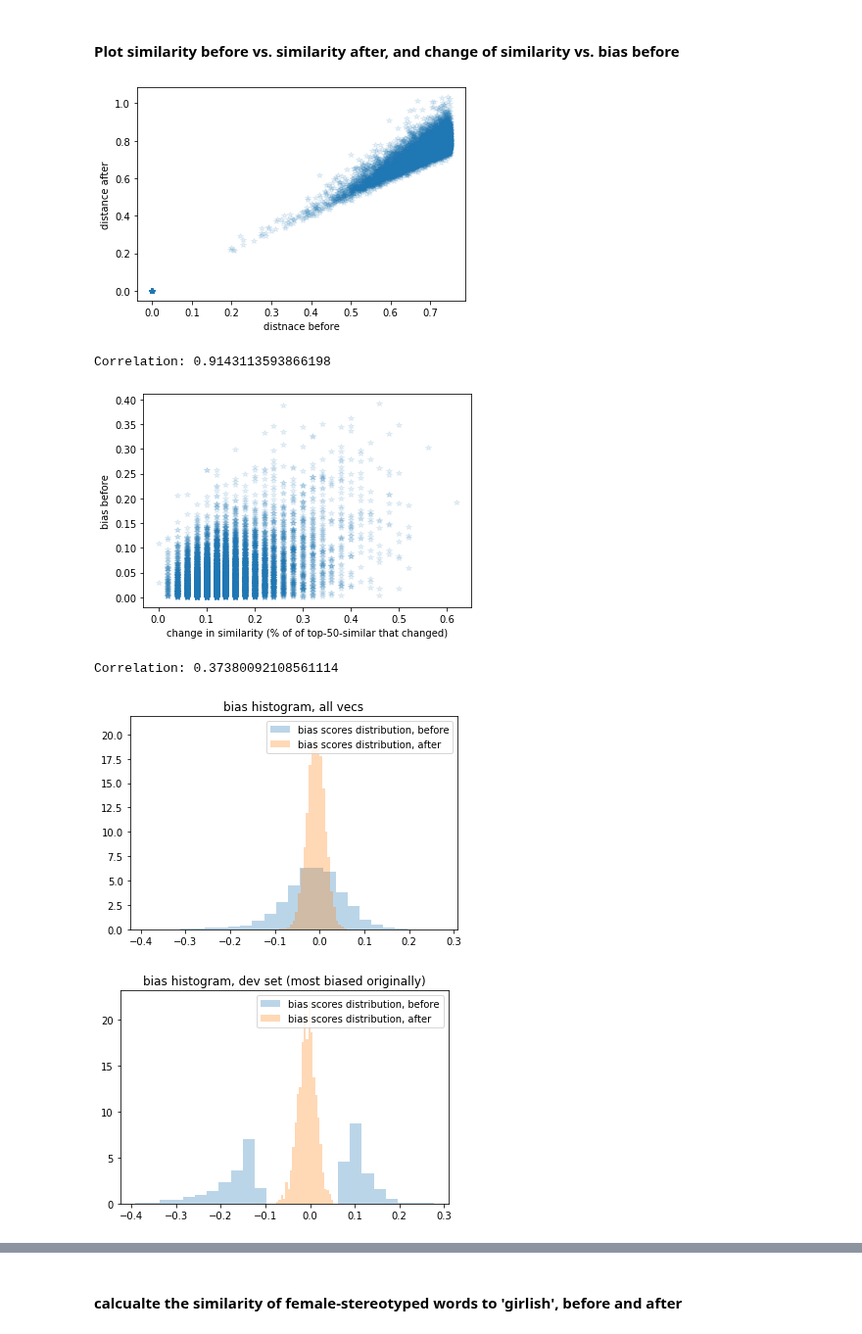
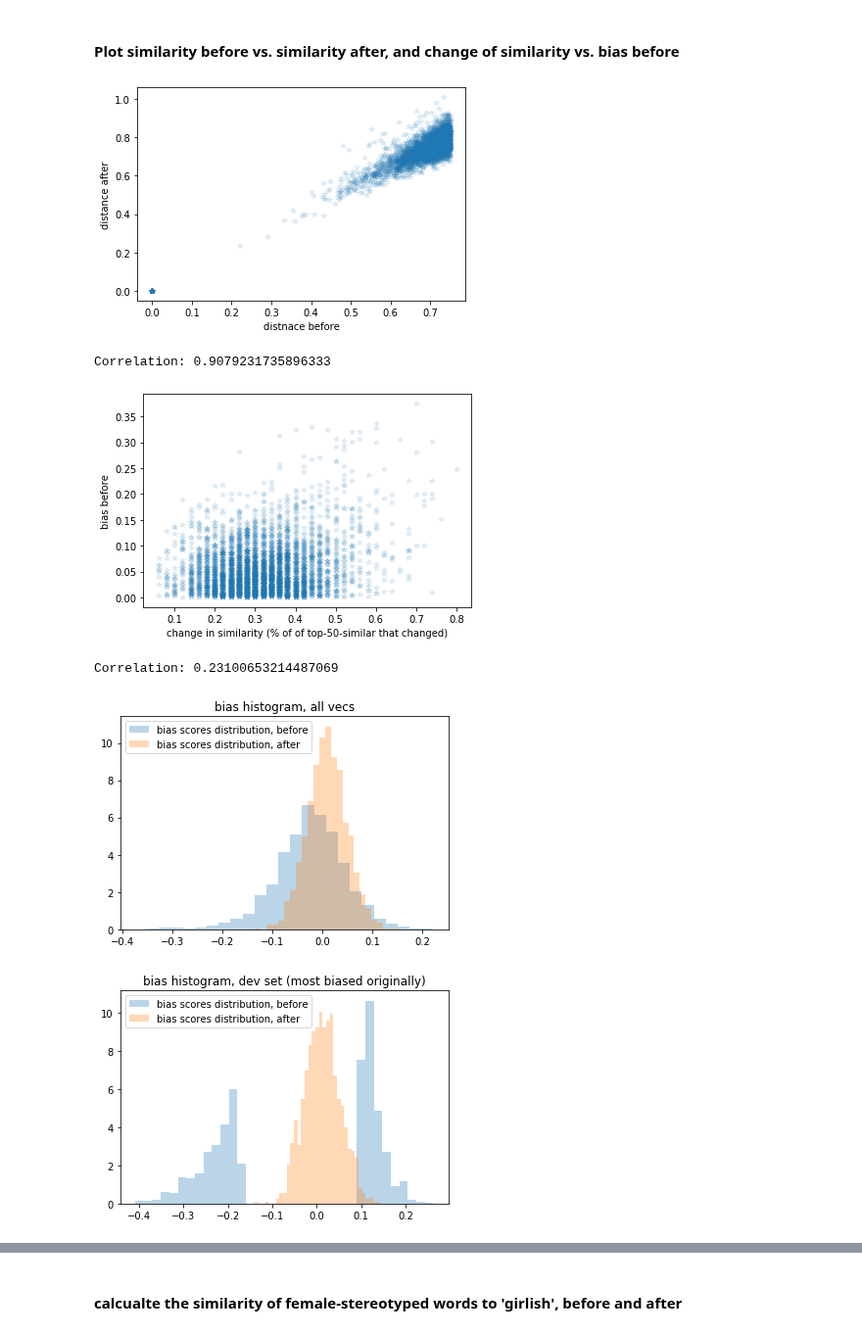
Before and after one commit to shauli-ravfogel/nullspace_projection, a Jupyter notebook: notebooks/word2vec_debiasing.ipynb, the cells around one changed output, grey strips where cells are left out. Shown at 98% size. Drawn from its saved outputs; the diff is of its cells as text; code cells hidden in the pictures.

Commit message:
word association, siamese

```diff
--- a/notebooks/word2vec_debiasing.ipynb
+++ b/notebooks/word2vec_debiasing.ipynb
@@ -107,8 +159,10 @@ print(fem_words[:25])
 ### Perform train-dev-test split
 # %%
 X = np.concatenate((masc_vecs, fem_vecs), axis = 0)
-y_masc = np.zeros(masc_vecs.shape[0], dtype = int)
-y_fem = np.ones(fem_vecs.shape[0], dtype = int)
+y_masc = np.ones(masc_vecs.shape[0], dtype = int)
+y_fem = -np.ones(fem_vecs.shape[0], dtype = int)
+y_neut = np.zeros(neut_vecs.shape[0], dtype = int)
+#y = np.concatenate((masc_scores, fem_scores, neut_scores))#np.concatenate((y_masc, y_fem))
 y = np.concatenate((y_masc, y_fem))
 X_train_dev, X_test, y_train_dev, y_test = sklearn.model_selection.train_test_split(X, y, test_size = 0.4, random_state = 0)
 X_train, X_dev, Y_train, Y_dev = sklearn.model_selection.train_test_split(X_train_dev, y_train_dev, test_size = 0.3, random_state = 0)
@@ -118,16 +172,20 @@ Train size: 2520; Dev size: 1080; Test size: 2400
 # %% [markdown]
 ### Debias
 # %%
+REGRESSION = False
+NUM_CLASSES = 2
+
 classifier_class = svm_classifier.SVMClassifier
-num_classifiers = 40
+num_classifiers = 50
 input_dim = 300
 is_autoregressive = True
-min_accuracy = 0.48
+min_accuracy = 1./NUM_CLASSES if not REGRESSION else 0.07
 add_noise = False
-random_projection = False
+random_sample = True
+siamese = True
 
 P = debias.get_debiasing_projection(classifier_class, num_classifiers, input_dim,
                                     is_autoregressive, min_accuracy, X_train, Y_train,
-                                    X_dev, Y_dev, add_noise, random_projection)
+                                    X_dev, Y_dev, add_noise, random_sample, REGRESSION, siamese)
 # %% [output]
 Iteration 0, Accuracy: 1.0
@@ -159,13 +247,28 @@ def perform_purity_test(vecs, k, labels_true):
         labels_pred = clustering.labels_
         score = sklearn.metrics.homogeneity_score(labels_true, labels_pred)
         return score
+#print(Y_dev[:200])
 
+def to_integer(arr, eps = 0.03):
+
+    return np.array([1 if x > eps else (-1 if x < -eps else 0) for x in arr])
+
+Y_dev = to_integer(Y_dev) #Y_dev > 0
+Y_train = to_integer(Y_train)
+X_dev = X_dev[Y_dev != 0]
+X_train = X_train[Y_train != 0]
+Y_dev = Y_dev[Y_dev != 0]
+Y_train = Y_train[Y_train != 0]
 
 tsne_by_gender(X_dev, Y_dev, title = "before")
 X_dev_cleaned = X_dev.dot(P)
 X_test_cleaned = X_test.dot(P)
 X_trained_cleaned = X_train.dot(P)
+#all_biased_cleaned = all_significantly_biased_vecs.dot(P)
+
 tsne_projection = tsne_by_gender(X_dev_cleaned, Y_dev, title = "after")
+
+#tsne_projection = tsne_by_gender(all_biased_cleaned, all_significantly_biased_labels,title = "after (all)", words = all_significantly_biased_words)
 
 NUM_CLUSTERS = [2,10,25,100]
 
@@ -289,7 +362,7 @@ def plot_similarity_change_vs_original_bias(bias_before, distance_before, distan
 # %% [markdown]
 #### Plot similarity before vs. similarity after, and change of similarity vs. bias before
 # %%
-prop = 0.2
+prop = 0.04
 idx = np.random.rand(vecs.shape[0]) < prop
 vecs_sample = vecs[idx]
 words_sample = np.array(words, dtype = "object")[idx]
@@ -301,39 +374,39 @@ distance_after = get_distance_matrix(vecs_sample_cleaned)
 
 gender_unit_vec = gender_direction/np.linalg.norm(gender_direction)
 sample_normalized = vecs_sample/np.linalg.norm(vecs_sample, axis = 1, keepdims = True)
 sample_cleaned_normalized = vecs_sample_cleaned/np.linalg.norm(vecs_sample_cleaned, axis = 1, keepdims = True)
 
 bias_before = sklearn.metrics.pairwise.cosine_similarity(np.expand_dims(gender_direction, 0), vecs_sample)[0] #sample_normalized.dot(gender_unit_vec)
 bias_after = sklearn.metrics.pairwise.cosine_similarity(np.expand_dims(gender_direction, 0), vecs_sample_cleaned)[0] #sample_normalized.dot(gender_unit_vec)
 
 plot_distance(distance_before.reshape(-1), distance_after.reshape(-1))
 plot_similarity_change_vs_original_bias(bias_before, distance_before, distance_after)
 
 # plot bias histograms before and after
 
 # all vecs
 
 plt.hist(bias_before, bins = 25, label = "bias scores distribution, before", alpha = 0.3, density = True)
 plt.hist(bias_after, bins = 25, label = "bias scores distribution, after", alpha = 0.3, density = True)
 plt.legend()
 plt.title("bias histogram, all vecs")
 plt.show()
 
 # most originally biased (dev set)
 
 bias_before_dev = sklearn.metrics.pairwise.cosine_similarity(np.expand_dims(gender_direction, 0), X_dev)[0]
 bias_after_dev = sklearn.metrics.pairwise.cosine_similarity(np.expand_dims(gender_direction, 0), X_dev.dot(P))[0]
 
-plt.hist(bias_before_dev, bins = 25, label = "bias scores distribution, before", alpha = 0.3, density = True)
-plt.hist(bias_after_dev, bins = 25, label = "bias scores distribution, after", alpha = 0.3, density = True)
+plt.hist(bias_before_dev, bins = 35, label = "bias scores distribution, before", alpha = 0.3, density = True)
+plt.hist(bias_after_dev, bins = 35, label = "bias scores distribution, after", alpha = 0.3, density = True)
 plt.legend()
 plt.title("bias histogram, dev set (most biased originally)")
 plt.show()
 # %% [output]
-[figure, old version]
+[figure, new version]
-Correlation: 0.9143113593866198
+Correlation: 0.9079231735896333
-[figure, old version]
+[figure, new version]
-Correlation: 0.37380092108561114
+Correlation: 0.23100653214487069
-[figure, old version]
+[figure, new version]
-[figure, old version]
+[figure, new version]
 # %%
```
Also changed, not shown: parts of 22 cells of this notebook.
